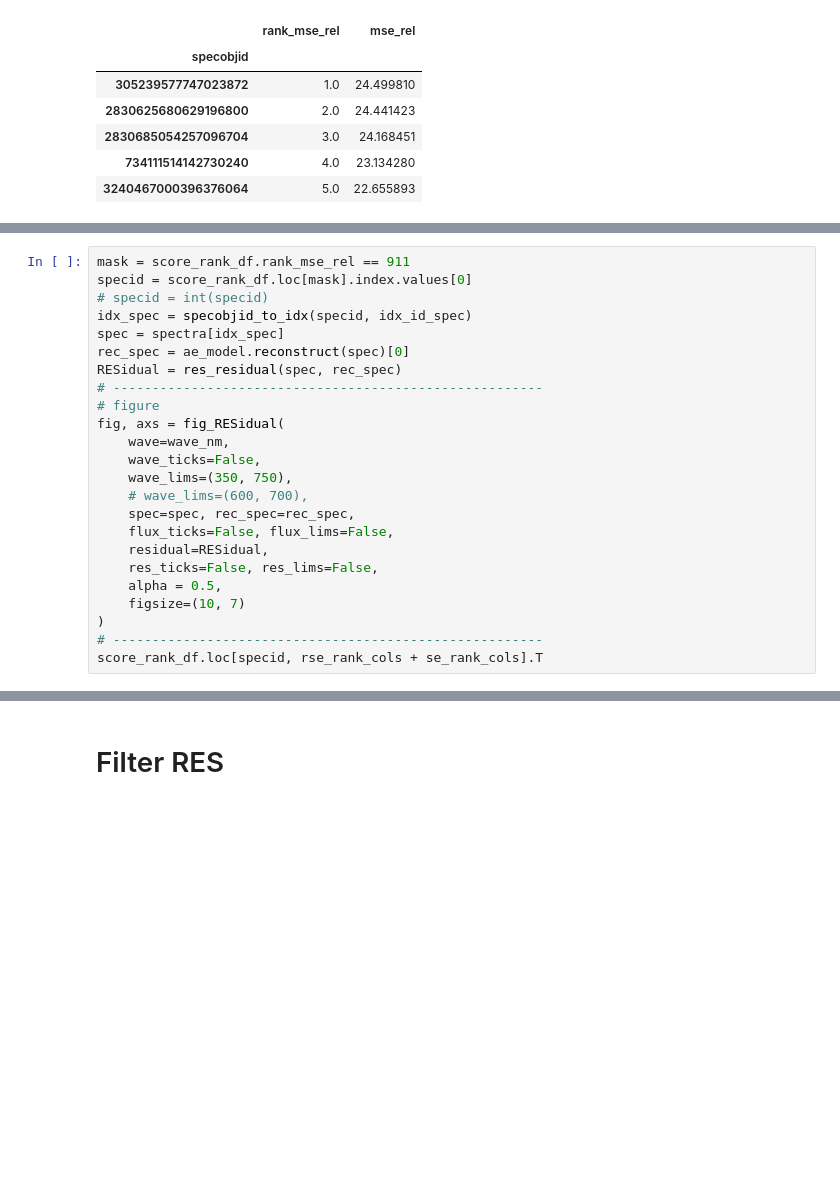
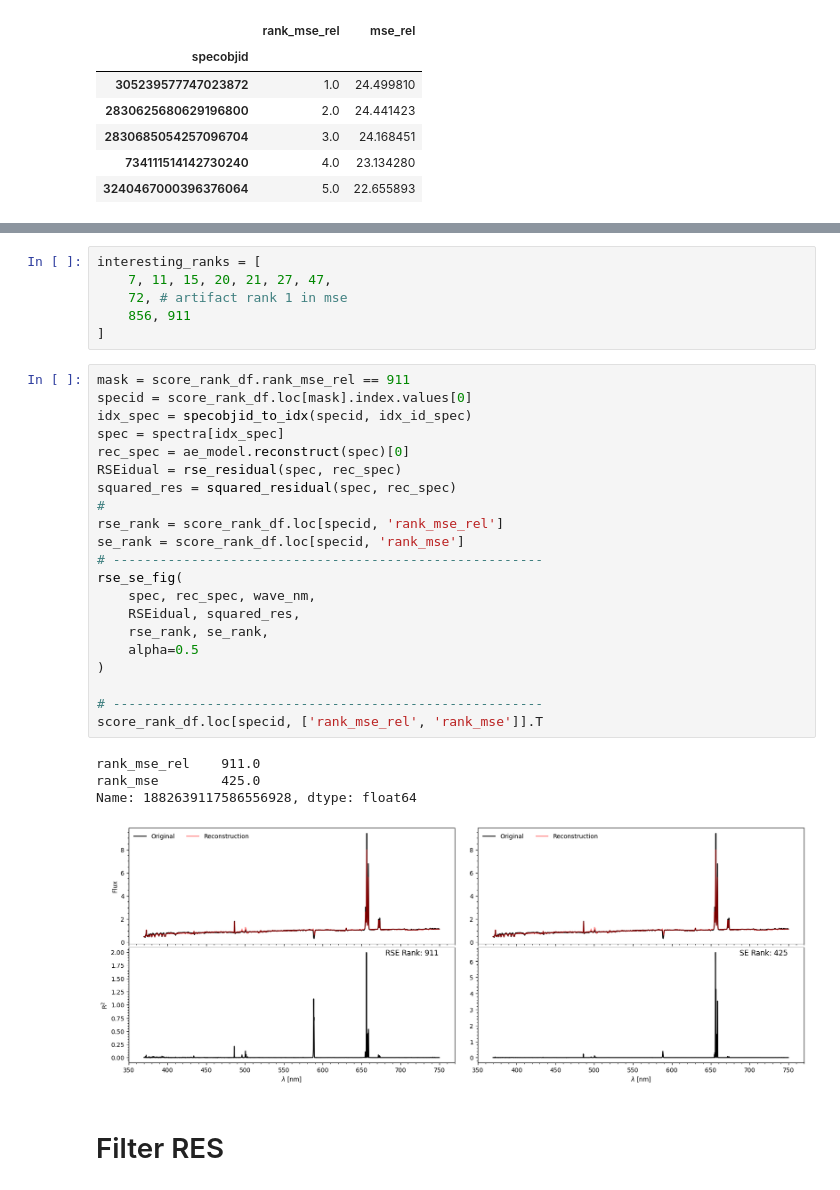
Before and after one commit to ed-ortizm/anomaly, a Jupyter notebook: thesis/residual_based_scores/bin_03/01_02_rse_figs_bin3.ipynb, the cells around one changed output, grey strips where cells are left out. Drawn from its saved outputs; the diff is of its cells as text; blank space fills up the shorter version.

Commit message:
feature: select specs to compare RSE vs SE

```diff
--- a/thesis/residual_based_scores/bin_03/01_02_rse_figs_bin3.ipynb
+++ b/thesis/residual_based_scores/bin_03/01_02_rse_figs_bin3.ipynb
@@ -361,24 +256,0 @@ Name: 628398147059607552, dtype: float64
-# %%
-mask = score_rank_df.rank_mse_rel == 911
-specid = score_rank_df.loc[mask].index.values[0]
-# specid = int(specid)
-idx_spec = specobjid_to_idx(specid, idx_id_spec)
-spec = spectra[idx_spec]
-rec_spec = ae_model.reconstruct(spec)[0]
-RESidual = res_residual(spec, rec_spec)
-# -------------------------------------------------------
-# figure
-fig, axs = fig_RESidual(
-    wave=wave_nm,
-    wave_ticks=False,
-    wave_lims=(350, 750),
-    # wave_lims=(600, 700),
-    spec=spec, rec_spec=rec_spec,
-    flux_ticks=False, flux_lims=False,
-    residual=RESidual,
-    res_ticks=False, res_lims=False,
-    alpha = 0.5,
-    figsize=(10, 7)
-)
-# -------------------------------------------------------
-score_rank_df.loc[specid, rse_rank_cols + se_rank_cols].T
@@ -396,3 +372,35 @@ Name: 1882639117586556928, dtype: float64
+# %%
+interesting_ranks = [
+    7, 11, 15, 20, 21, 27, 47,
+    72, # artifact rank 1 in mse
+    856, 911
+]
+# %%
+mask = score_rank_df.rank_mse_rel == 911
+specid = score_rank_df.loc[mask].index.values[0]
+idx_spec = specobjid_to_idx(specid, idx_id_spec)
+spec = spectra[idx_spec]
+rec_spec = ae_model.reconstruct(spec)[0]
+RSEidual = rse_residual(spec, rec_spec)
+squared_res = squared_residual(spec, rec_spec)
+#
+rse_rank = score_rank_df.loc[specid, 'rank_mse_rel']
+se_rank = score_rank_df.loc[specid, 'rank_mse']
+# -------------------------------------------------------
+rse_se_fig(
+    spec, rec_spec, wave_nm,
+    RSEidual, squared_res,
+    rse_rank, se_rank,
+    alpha=0.5
+)
+
+# -------------------------------------------------------
+score_rank_df.loc[specid, ['rank_mse_rel', 'rank_mse']].T
+# %% [output]
+rank_mse_rel    911.0
+rank_mse        425.0
+Name: 1882639117586556928, dtype: float64
+[figure, added]
 # %% [markdown]
 # Filter RES
 # %% [markdown]
```
Also changed, not shown: parts of 25 cells of this notebook.
